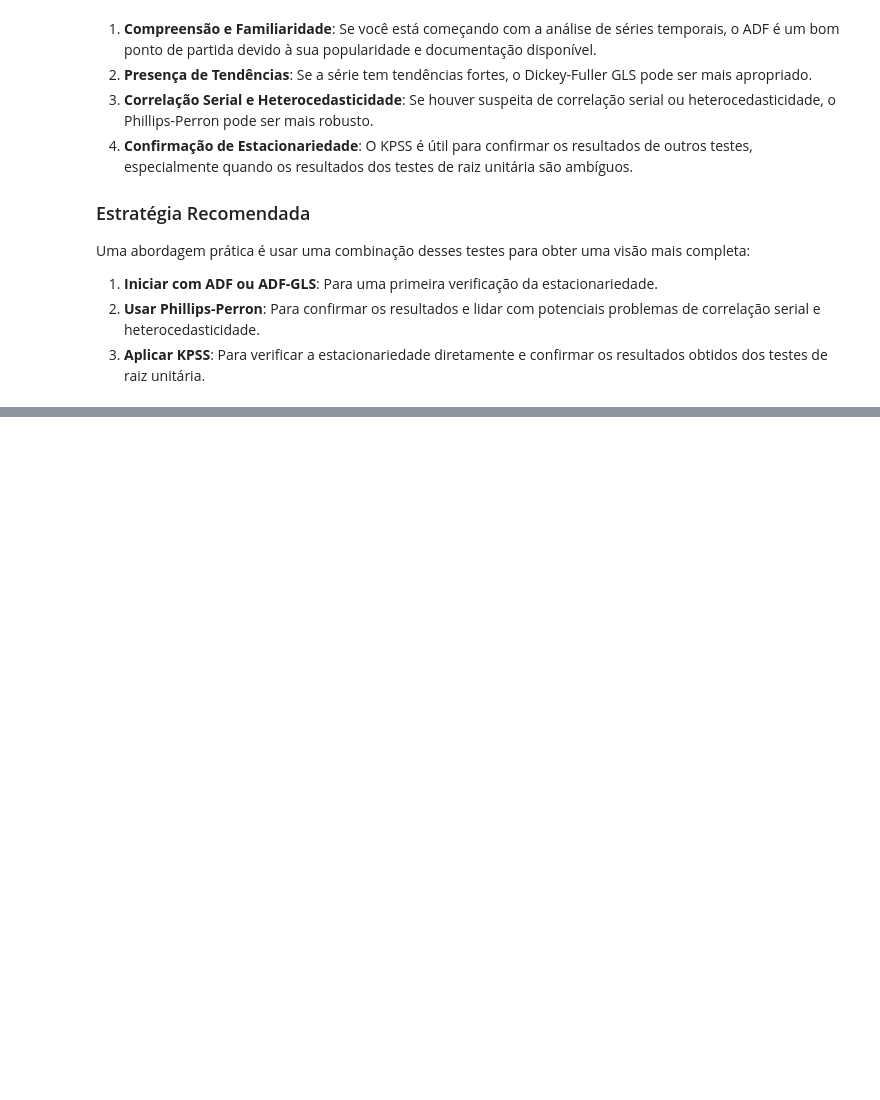
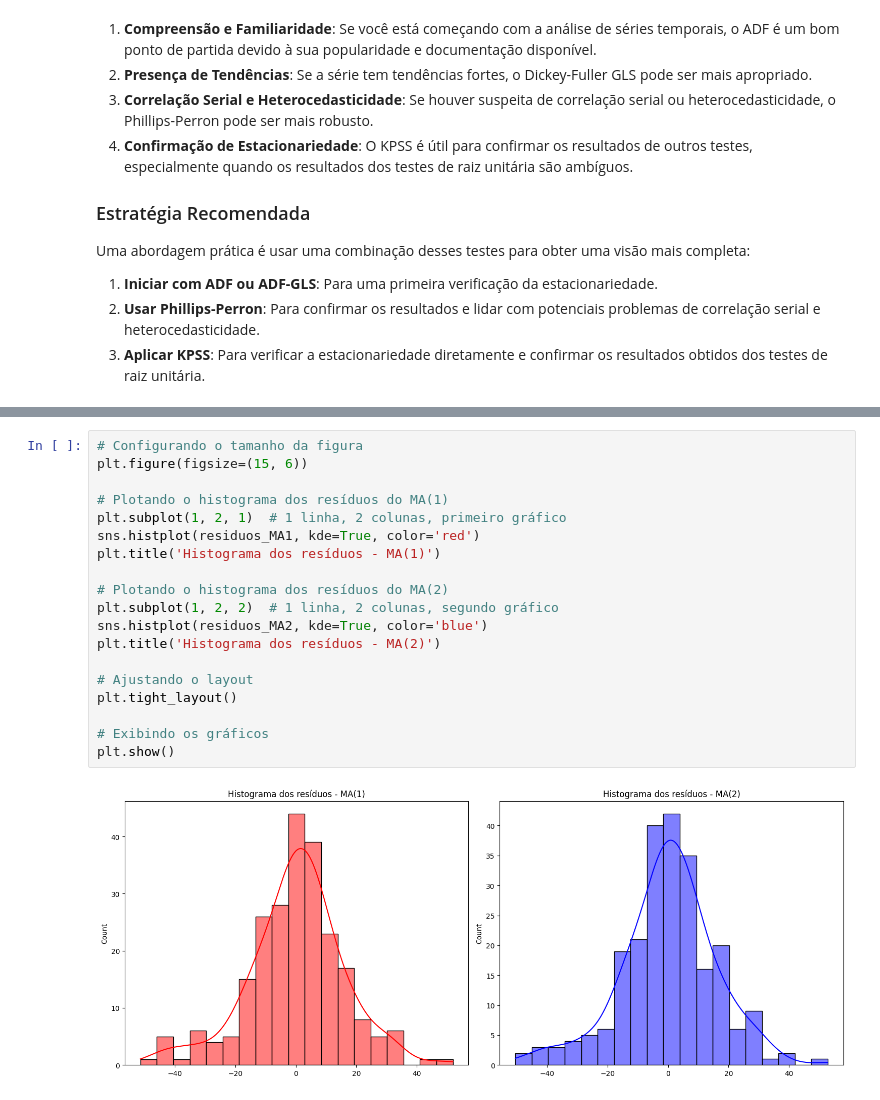
Before and after one commit to ArthurTMaciel/econon_3, a Jupyter notebook: script_eco3.ipynb, the cells around one changed output, grey strips where cells are left out. Saved outputs shown, nothing was run; the diff lists cells and outputs as text; blank space fills up the shorter version.

```diff
--- a/script_eco3.ipynb
+++ b/script_eco3.ipynb
@@ -730,0 +958,21 @@ plt.show()
+# %%
+# Configurando o tamanho da figura
+plt.figure(figsize=(15, 6))
+
+# Plotando o histograma dos resíduos do MA(1)
+plt.subplot(1, 2, 1)  # 1 linha, 2 colunas, primeiro gráfico
+sns.histplot(residuos_MA1, kde=True, color='red')
+plt.title('Histograma dos resíduos - MA(1)')
+
+# Plotando o histograma dos resíduos do MA(2)
+plt.subplot(1, 2, 2)  # 1 linha, 2 colunas, segundo gráfico
+sns.histplot(residuos_MA2, kde=True, color='blue')
+plt.title('Histograma dos resíduos - MA(2)')
+
+# Ajustando o layout
+plt.tight_layout()
+
+# Exibindo os gráficos
+plt.show()
+# %% [output]
+[figure, added]
```
Also changed, not shown: parts of 51 cells of this notebook, 2 other files.
